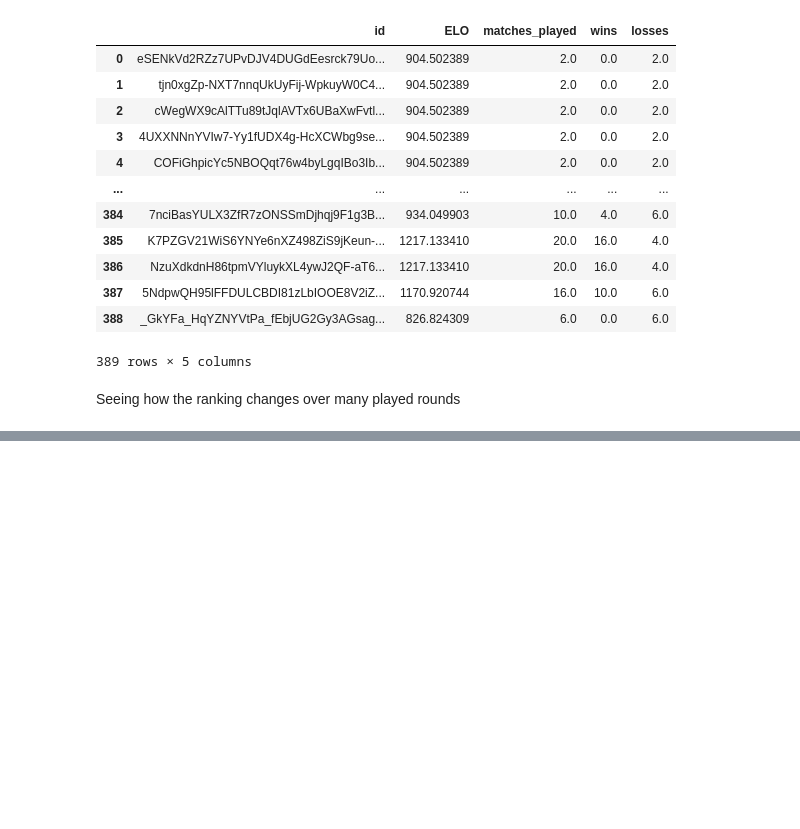
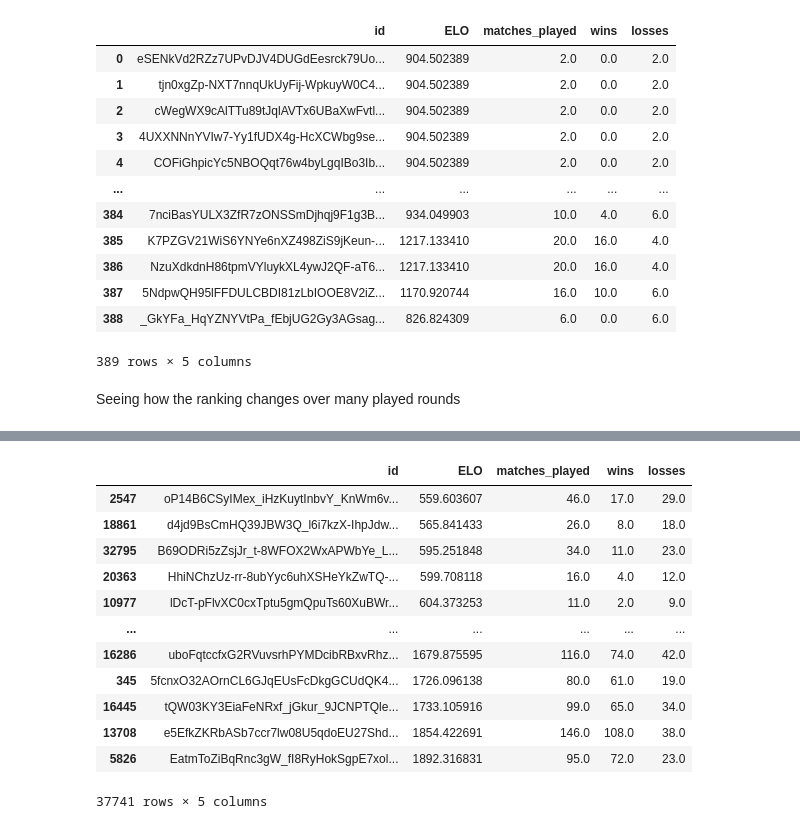
Before and after one commit to levente-murgas/hackathon, a Jupyter notebook: jupyter_analysis/gamerank core.ipynb, the cells around one changed output, grey strips where cells are left out. Saved outputs shown, nothing was run; the diff lists cells and outputs as text; code cells hidden in the pictures; blank space fills up the shorter version.

```diff
--- a/jupyter_analysis/gamerank core.ipynb
+++ b/jupyter_analysis/gamerank core.ipynb
@@ -288,0 +444,16 @@ for i in range(1, 5):
+# %%
+st3.sort_values(by = 'ELO')
+# %% [output]
+|  | id | ELO | matches_played | wins | losses |
+| 2547 | oP14B6CSyIMex_iHzKuytInbvY_KnWm6v... | 559.603607 | 46.0 | 17.0 | 29.0 |
+| 18861 | d4jd9BsCmHQ39JBW3Q_l6i7kzX-IhpJdw... | 565.841433 | 26.0 | 8.0 | 18.0 |
+| 32795 | B69ODRi5zZsjJr_t-8WFOX2WxAPWbYe_L... | 595.251848 | 34.0 | 11.0 | 23.0 |
+| 20363 | HhiNChzUz-rr-8ubYyc6uhXSHeYkZwTQ-... | 599.708118 | 16.0 | 4.0 | 12.0 |
+| 10977 | lDcT-pFlvXC0cxTptu5gmQpuTs60XuBWr... | 604.373253 | 11.0 | 2.0 | 9.0 |
+| ... | ... | ... | ... | ... | ... |
+| 16286 | uboFqtccfxG2RVuvsrhPYMDcibRBxvRhz... | 1679.875595 | 116.0 | 74.0 | 42.0 |
+| 345 | 5fcnxO32AOrnCL6GJqEUsFcDkgGCUdQK4... | 1726.096138 | 80.0 | 61.0 | 19.0 |
+| 16445 | tQW03KY3EiaFeNRxf_jGkur_9JCNPTQle... | 1733.105916 | 99.0 | 65.0 | 34.0 |
+| 13708 | e5EfkZKRbASb7ccr7lw08U5qdoEU27Shd... | 1854.422691 | 146.0 | 108.0 | 38.0 |
+| 5826 | EatmToZiBqRnc3gW_fI8RyHokSgpE7xol... | 1892.316831 | 95.0 | 72.0 | 23.0 |
+37741 rows × 5 columns
```
Also changed, not shown: parts of 19 cells of this notebook, 10 other files.
